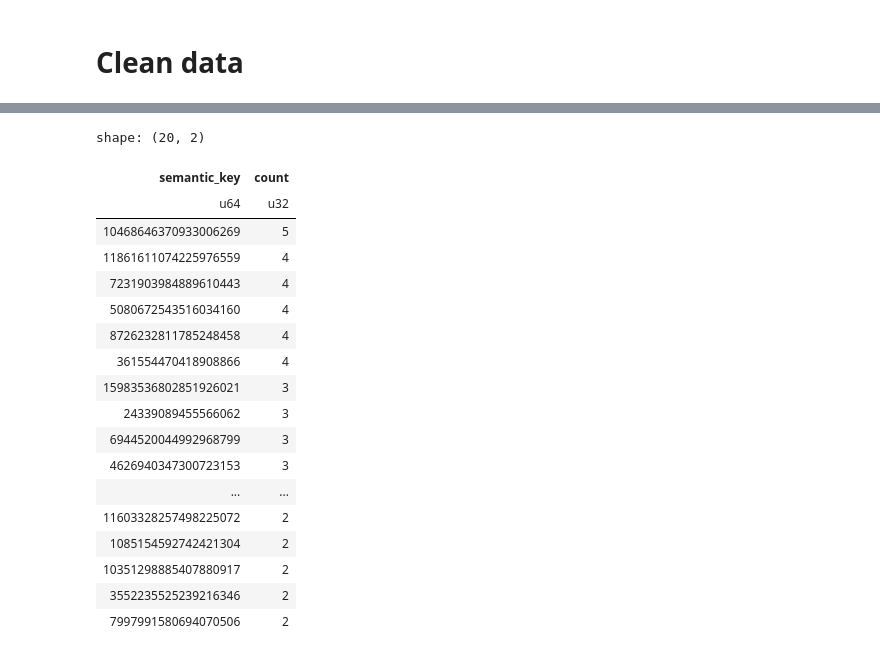
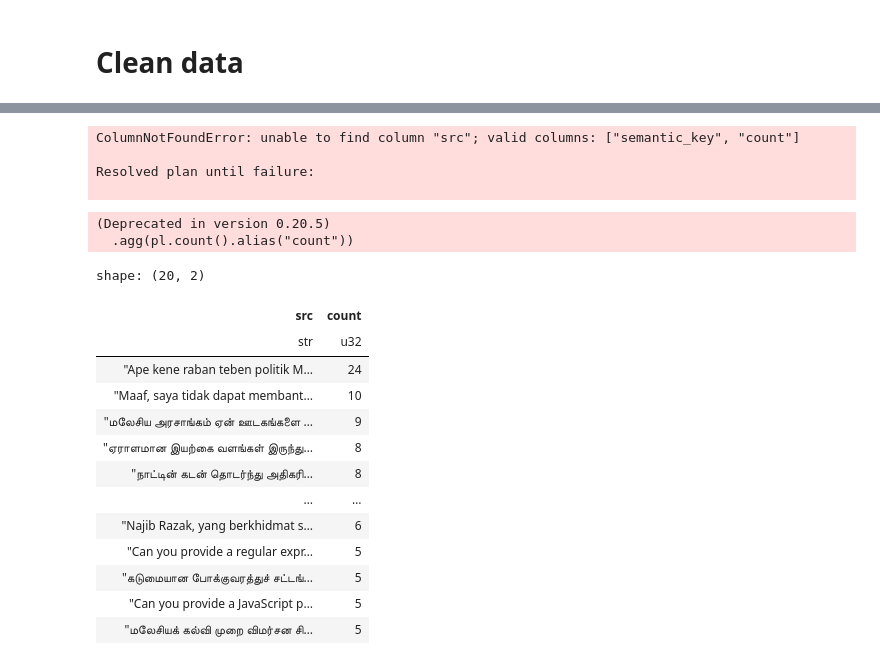
Before and after one commit to Englios/nano-t5-malaysian-dialect-MT, a Jupyter notebook: notebooks/preprocess.ipynb, the cells around one changed output, grey strips where cells are left out. Cells and saved outputs as stored; diff of their text form; code cells hidden in the pictures.

```diff
--- a/notebooks/preprocess.ipynb
+++ b/notebooks/preprocess.ipynb
@@ -592,43 +592,55 @@ shape: (10, 3)
 # %%
-(
+final_combined_lf_src_grouped = (
     final_combined_lf
     .unique(subset=["src", "tgt", "prefix"])
     .with_columns(
-        semantic_key=pl.struct(["src", "tgt"])
+        semantic_key=pl.struct(["src"])
         .map_elements(
-            lambda x: "|||".join(sorted([
-                x["src"].strip().lower(),
-                x["tgt"].strip().lower()
-            ])),
+            lambda x: x["src"].strip().lower(),
             return_dtype=pl.Utf8
         )
         .hash()
     )
     .group_by("semantic_key")
     .agg(
-        pl.col("semantic_key").count().alias("count"),
+        pl.col("src").len().alias("count")
     )
-    .sort("count", descending=True)
-    .show(20)
-    # .show()
+    .filter(pl.col("src").str.starts_with("Ape kene raban teben politik Malaysia"))
+    .sort("src")
+    .collect()
 )
+
+final_combined_lf_src_grouped
 # %% [output]
-shape: (20, 2)
+ColumnNotFoundError: unable to find column "src"; valid columns: ["semantic_key", "count"]
+
+Resolved plan until failure:
+
-| semantic_key | count |
-| u64 | u32 |
-| 10468646370933006269 | 5 |
-| 11861611074225976559 | 4 |
-| 7231903984889610443 | 4 |
-| 5080672543516034160 | 4 |
-| 8726232811785248458 | 4 |
-| 361554470418908866 | 4 |
-| 15983536802851926021 | 3 |
-| 24339089455566062 | 3 |
-| 6944520044992968799 | 3 |
-| 4626940347300723153 | 3 |
-| ... | ... |
-| 11603328257498225072 | 2 |
-| 1085154592742421304 | 2 |
-| 10351298885407880917 | 2 |
-| 3552235525239216346 | 2 |
-| 7997991580694070506 | 2 |
+# %%
+(
+    final_combined_lf
+    .unique(subset=["src", "tgt", "prefix"])
+    .group_by("src")
+    .agg(pl.count().alias("count"))
+    .filter(pl.col("count") > 1)
+    .sort("count", descending=True)
+    .limit(20)
+    .collect()
+)
+# %% [output]
+(Deprecated in version 0.20.5)
+  .agg(pl.count().alias("count"))
+shape: (20, 2)
+| src | count |
+| str | u32 |
+| "Ape kene raban teben politik M… | 24 |
+| "Maaf, saya tidak dapat membant… | 10 |
+| "மலேசிய அரசாங்கம் ஏன் ஊடகங்களை … | 9 |
+| "ஏராளமான இயற்கை வளங்கள் இருந்து… | 8 |
+| "நாட்டின் கடன் தொடர்ந்து அதிகரி… | 8 |
+| … | … |
+| "Najib Razak, yang berkhidmat s… | 6 |
+| "Can you provide a regular expr… | 5 |
+| "கடுமையான போக்குவரத்துச் சட்டங்… | 5 |
+| "Can you provide a JavaScript p… | 5 |
+| "மலேசியக் கல்வி முறை விமர்சன சி… | 5 |
```
Also changed, not shown: parts of 3 cells of this notebook.
